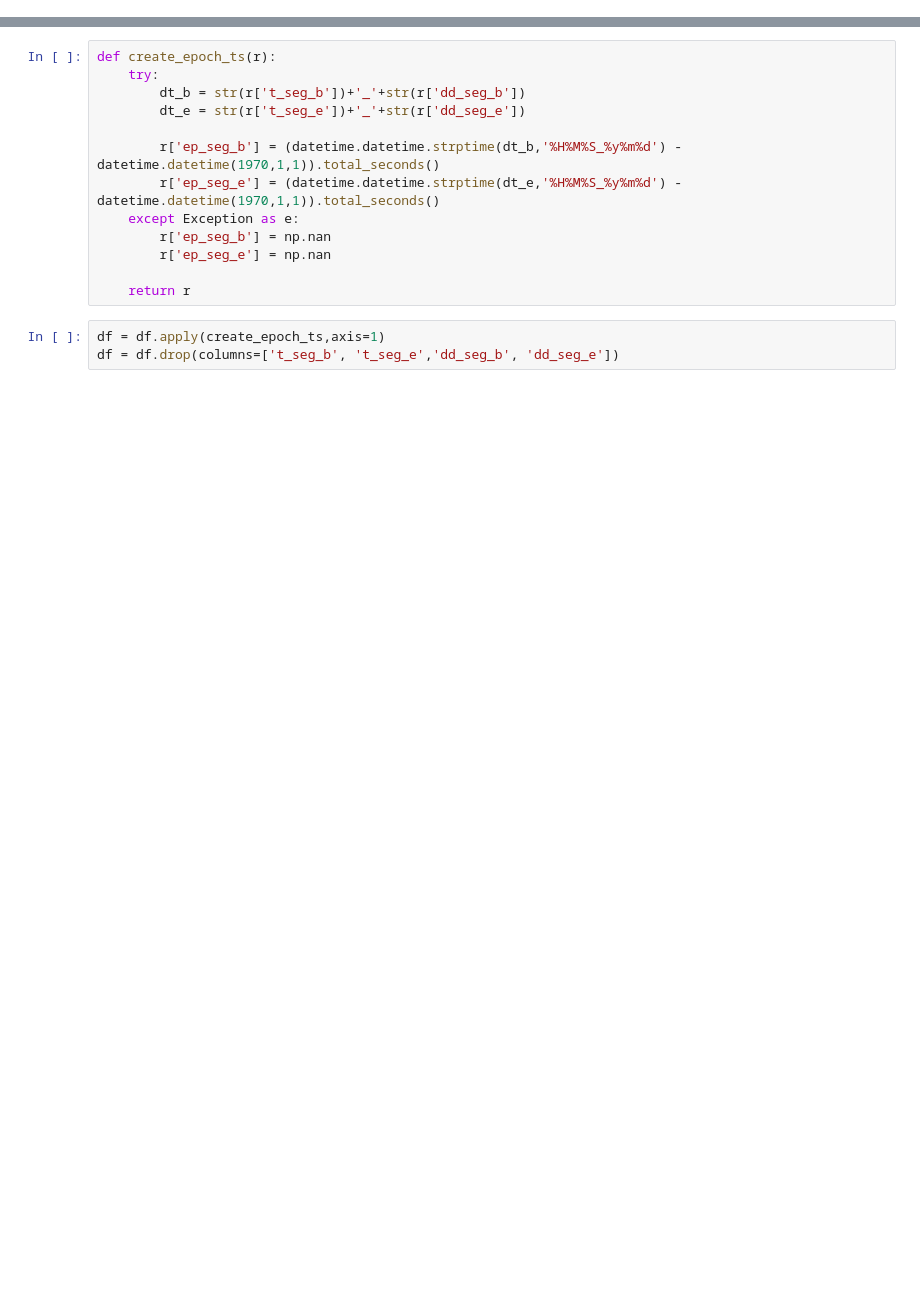
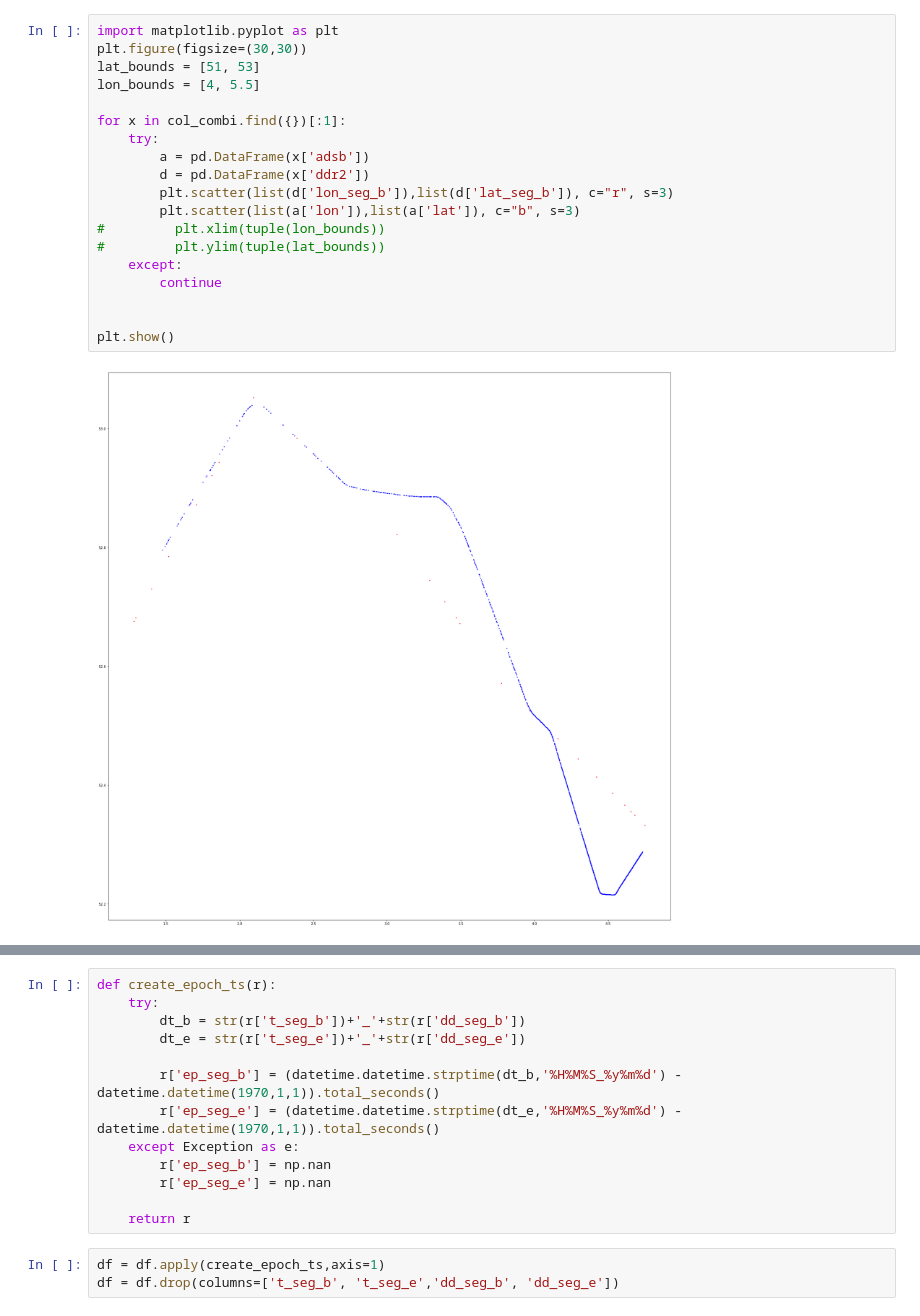
Before and after one commit to vpereboom/trajectory-prediction-toolbox, a Jupyter notebook: notebooks/DDR2_data_parsing.ipynb, the cells around one changed output, grey strips where cells are left out. Saved outputs shown, nothing was run; the diff lists cells and outputs as text; blank space fills up the shorter version.

```diff
--- a/notebooks/DDR2_data_parsing.ipynb
+++ b/notebooks/DDR2_data_parsing.ipynb
@@ -24,0 +34,21 @@ df[['lat_seg_b','lon_seg_b','lat_seg_e','lon_seg_e']] = df[['lat_seg_b','lon_seg
+# %%
+import matplotlib.pyplot as plt
+plt.figure(figsize=(30,30))
+lat_bounds = [51, 53]
+lon_bounds = [4, 5.5]
+
+for x in col_combi.find({})[:1]:
+    try:
+        a = pd.DataFrame(x['adsb'])
+        d = pd.DataFrame(x['ddr2'])
+        plt.scatter(list(d['lon_seg_b']),list(d['lat_seg_b']), c="r", s=3)
+        plt.scatter(list(a['lon']),list(a['lat']), c="b", s=3)
+#         plt.xlim(tuple(lon_bounds))
+#         plt.ylim(tuple(lat_bounds))
+    except:
+        continue
+
+
+plt.show()
+# %% [output]
+[figure, added]
```
Also changed, not shown: parts of 19 cells of this notebook, 3 other files.
